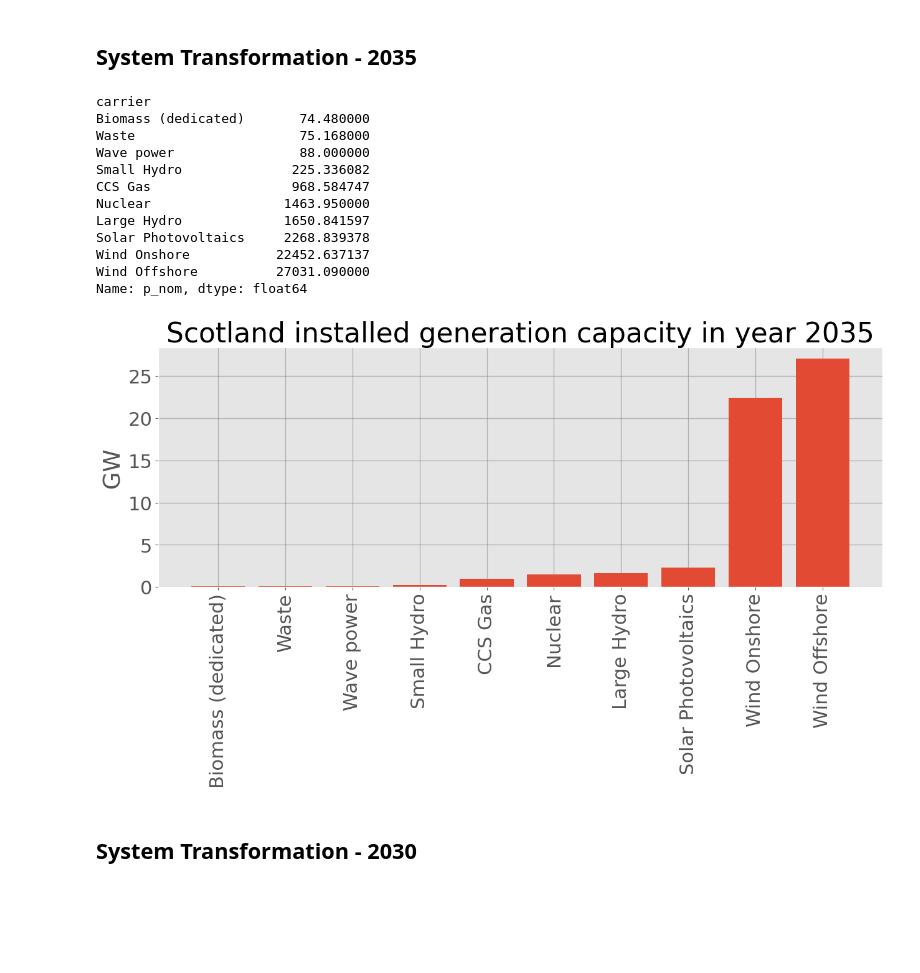
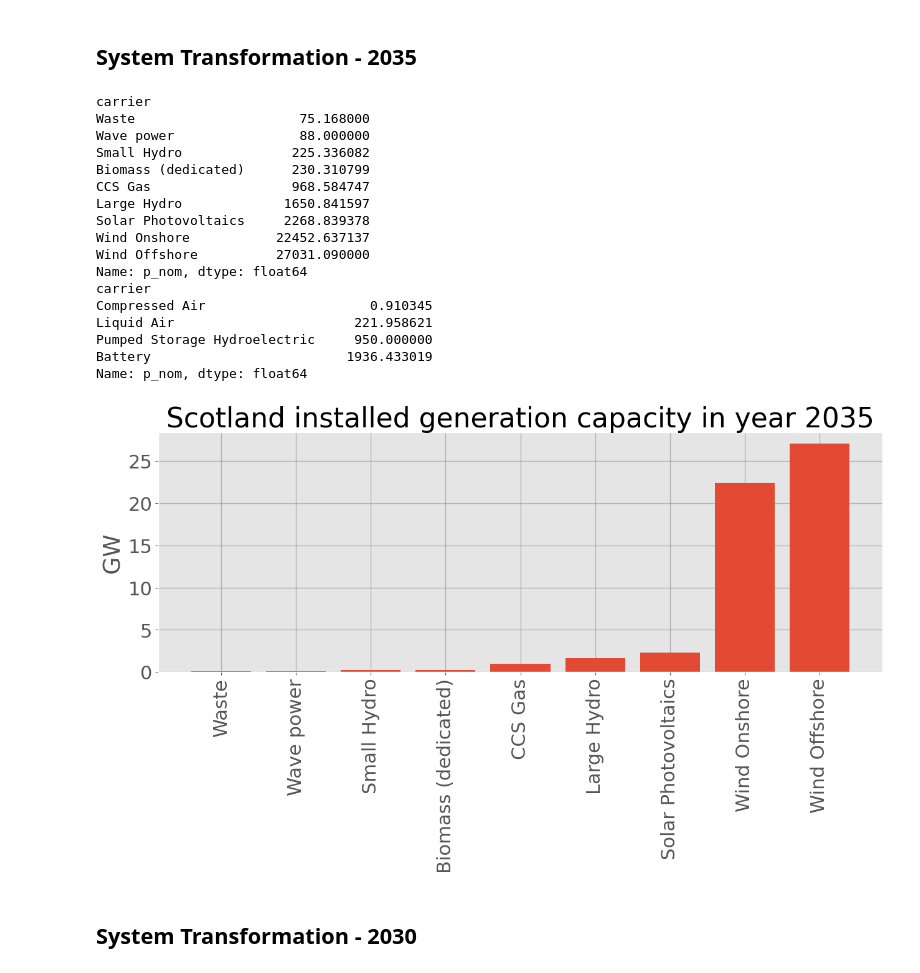
Before and after one commit to andrewlyden/PyPSA-GB, a Jupyter notebook: notebooks/Scotland_System_Transformation.ipynb, the cells around one changed output. Cells and saved outputs as stored; diff of their text form; code cells hidden in the pictures; blank space fills up the shorter version.

Commit message:
scotland analysis

```diff
--- a/notebooks/Scotland_System_Transformation.ipynb
+++ b/notebooks/Scotland_System_Transformation.ipynb
@@ -69,11 +90,0 @@ Name: p_nom, dtype: float64
-# %%
-network = pypsa.Network()
-network.import_from_csv_folder('LOPF_data')
-loads = network.loads_t.p_set
-print(loads)
-buses_scotland = ['Beauly', 'Peterhead', 'Errochty', 'Denny/Bonnybridge', 'Neilston', 'Strathaven', 'Torness', 'Eccles']
-# select generators in the buses in Scotland
-# loads_scotland =
-loads[buses_scotland].sum(axis=1).plot()
-loads[buses_scotland].sum(axis=1).max()
-# loads_scotland
@@ -165,36 +183,57 @@ df_generators = pd.read_csv('LOPF_data/generators.csv', index_col=0)
 buses_scotland = ['Beauly', 'Peterhead', 'Errochty', 'Denny/Bonnybridge', 'Neilston', 'Strathaven', 'Torness', 'Eccles']
 # select generators in the buses in Scotland
 df_generators_scotland = df_generators[df_generators.bus.isin(buses_scotland)]
 generators_p_nom_scotland = df_generators_scotland.p_nom.groupby(
     df_generators_scotland.carrier).sum().sort_values()
 if year > 2020:
     generators_p_nom_scotland.drop(['Unmet Load', 'CCS Biomass', 'Natural Gas'], inplace=True)
 generators_p_nom_scotland.drop(generators_p_nom_scotland[generators_p_nom_scotland < 50].index, inplace=True)
 print(generators_p_nom_scotland)
+generators_p_nom_scotland_2035 = generators_p_nom_scotland
+
+df_storage = pd.read_csv('LOPF_data/storage_units.csv', index_col=0)
+df_storage_scotland = df_storage[df_storage.bus.isin(buses_scotland)]
+storage_p_nom_scotland = df_storage_scotland.p_nom.groupby(
+    df_storage_scotland.carrier).sum().sort_values()
+print(storage_p_nom_scotland)
+storage_p_nom_scotland_2035 = storage_p_nom_scotland
+
+demand_dataset = 'eload'
+start = str(year) + '-01-01 00:00:00'
+end = str(year) + '-12-31 23:30:00'
+loads.write_loads(year)
+loads.write_loads_p_set(start, end, year, time_step, demand_dataset, year_baseline=year_baseline, scenario=scenario, FES=2022, scale_to_peak=True)
+df_loads = pd.read_csv('LOPF_data/loads-p_set.csv', index_col=0)
+peak_load_scotland_2035 = df_loads[buses_scotland].sum(axis=1).max()
 
 plt.rcParams.update({'font.size': 22})
 # bar chart
 plt.figure(figsize=(15,5))
 plt.bar(generators_p_nom_scotland.index, generators_p_nom_scotland.values / 1000)
 plt.xticks(generators_p_nom_scotland.index, rotation=90)
 plt.ylabel('GW')
 plt.grid(color='grey', linewidth=1, axis='both', alpha=0.5)
 plt.title('Scotland installed generation capacity in year ' + str(year))
 plt.show()
 # %% [output]
 carrier
-Biomass (dedicated)       74.480000
 Waste                     75.168000
 Wave power                88.000000
 Small Hydro              225.336082
+Biomass (dedicated)      230.310799
 CCS Gas                  968.584747
-Nuclear                 1463.950000
 Large Hydro             1650.841597
 Solar Photovoltaics     2268.839378
 Wind Onshore           22452.637137
 Wind Offshore          27031.090000
 Name: p_nom, dtype: float64
+carrier
+Compressed Air                     0.910345
+Liquid Air                       221.958621
+Pumped Storage Hydroelectric     950.000000
+Battery                         1936.433019
+Name: p_nom, dtype: float64
-[figure, old version]
+[figure, new version]
 # %% [markdown]
 ## System Transformation - 2030
 # %%
```
Also changed, not shown: parts of 10 cells of this notebook, 16 other files.
